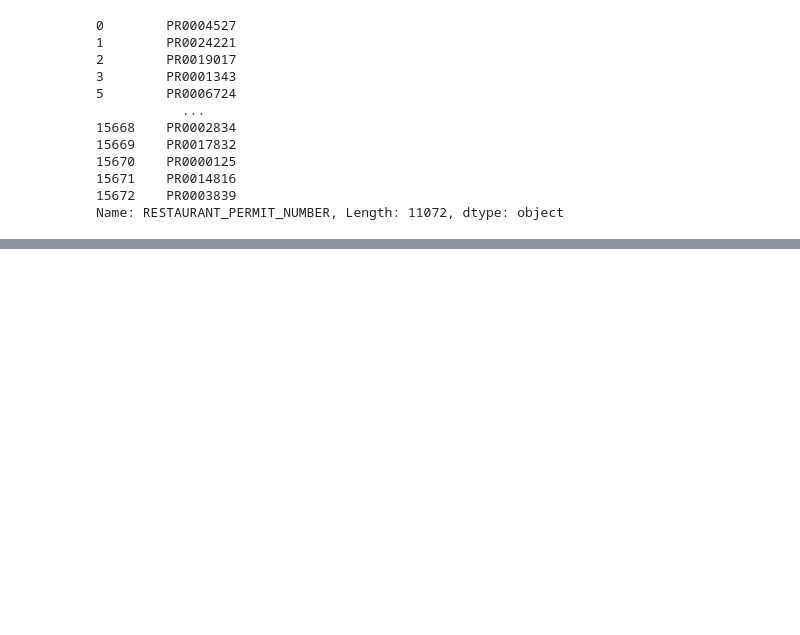
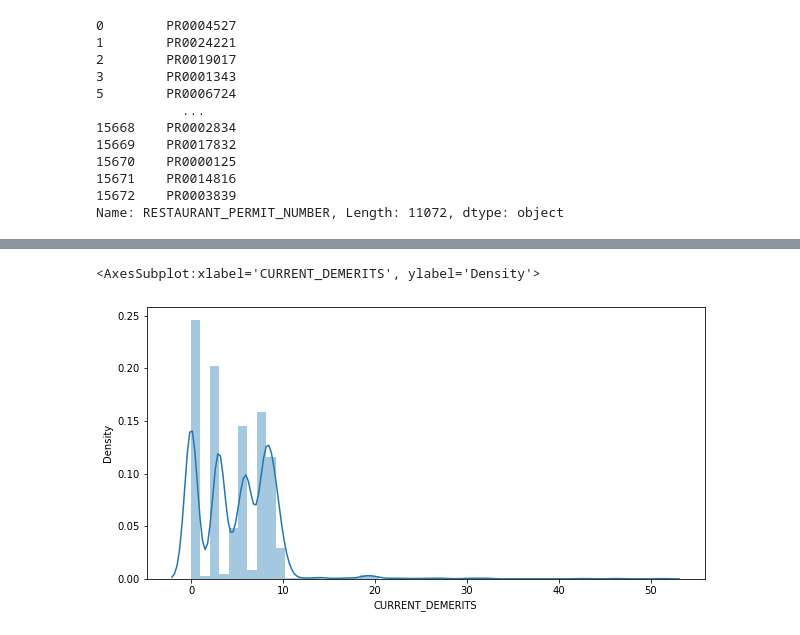
Before and after one commit to SrikarPrayaga06/NW-Modeling-Assessment, a Jupyter notebook: Solution.ipynb, the cells around one changed output, grey strips where cells are left out. Saved outputs shown, nothing was run; the diff lists cells and outputs as text; code cells hidden in the pictures; blank space fills up the shorter version.

```diff
--- a/Solution.ipynb
+++ b/Solution.ipynb
@@ -200,0 +352,6 @@ DAIRY QUEEN
+# %%
+# remove the outliers from CURRENT_DEMERITS column using 3 sigma rule of removing outliers
+train = train[np.abs(train['CURRENT_DEMERITS'] - train['CURRENT_DEMERITS'].mean()) <= (3*train['CURRENT_DEMERITS'].std())]
+
+with pd.option_context('display.max_rows', None, 'display.max_columns', None):  # more options can be specified also
+    print(train['CURRENT_DEMERITS'].value_counts())
@@ -200,0 +376,7 @@ DAIRY QUEEN
+# %%
+# plot  CURRENT_DEMERITS column to find outliers
+plt.figure(figsize=(10,5))
+sns.distplot(train['CURRENT_DEMERITS'])
+# %% [output]
+<AxesSubplot:xlabel='CURRENT_DEMERITS', ylabel='Density'>
+[figure, added]
```
Also changed, not shown: parts of 28 cells of this notebook.
